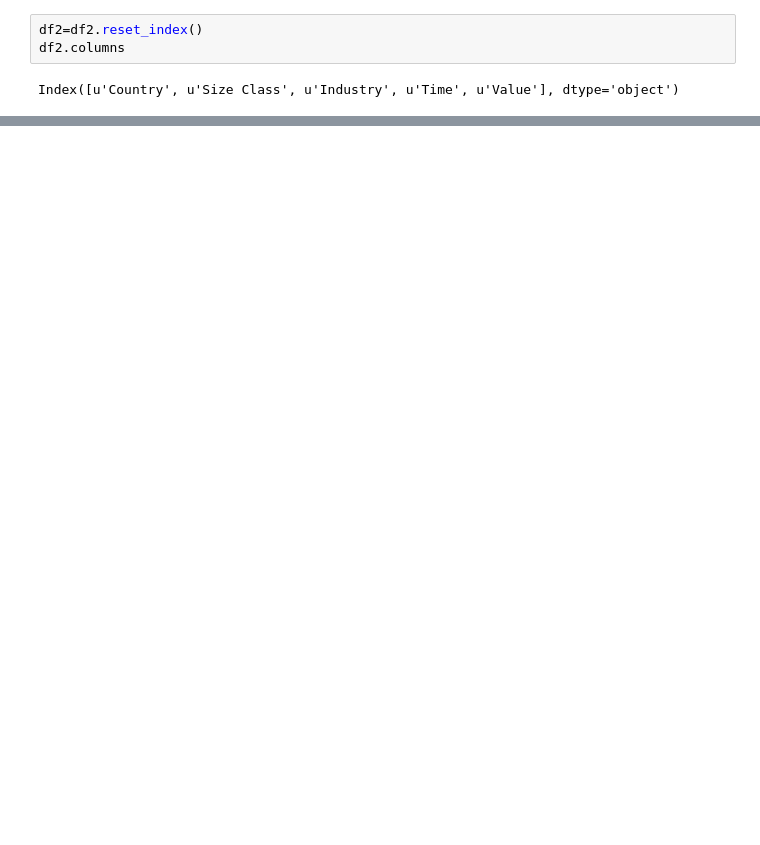
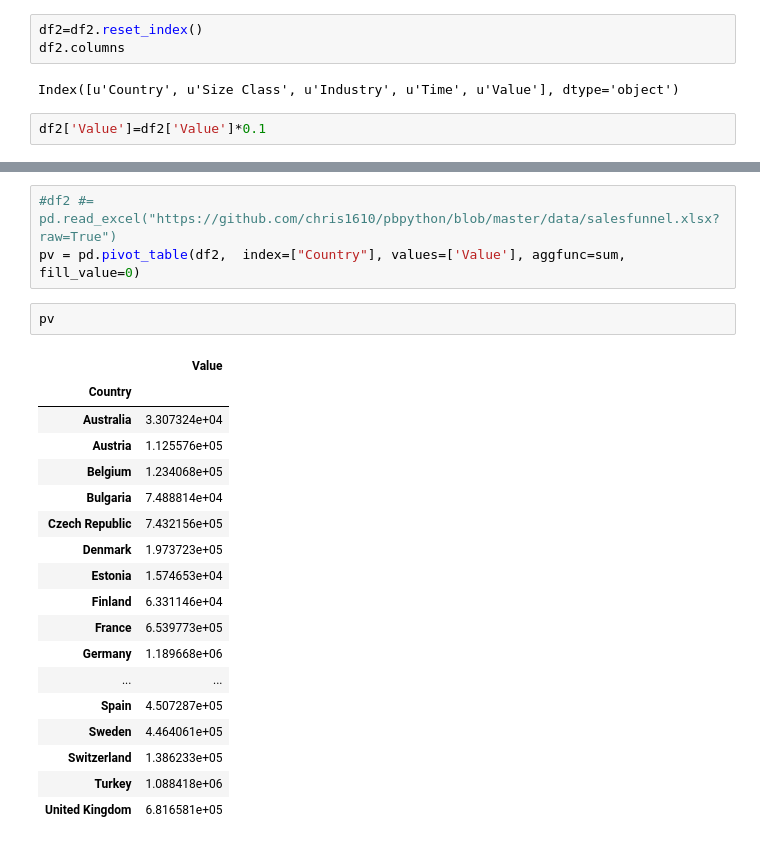
Before and after one commit to ixn872/Market-Analysis, a Jupyter notebook: MarketAnalysis.ipynb, the cells around one changed output, grey strips where cells are left out. Saved outputs shown, nothing was run; the diff lists cells and outputs as text; blank space fills up the shorter version.

```diff
--- a/MarketAnalysis.ipynb
+++ b/MarketAnalysis.ipynb
@@ -93,6 +101,8 @@ df2=df2.reset_index()
 df2.columns
 # %% [output]
 Index([u'Country', u'Size Class', u'Industry', u'Time', u'Value'], dtype='object')
+# %%
+df2['Value']=df2['Value']*0.1
 # %%
 def generate_table(dataframe, max_rows=10):
     return html.Table(
@@ -149,0 +174,24 @@ show_app(app)
+# %%
+#df2 #= pd.read_excel("https://github.com/chris1610/pbpython/blob/master/data/salesfunnel.xlsx?raw=True")
+pv = pd.pivot_table(df2,  index=["Country"], values=['Value'], aggfunc=sum, fill_value=0)
+# %%
+pv
+# %% [output]
+|  | Value |
+| Country |  |
+| Australia | 3.307324e+04 |
+| Austria | 1.125576e+05 |
+| Belgium | 1.234068e+05 |
+| Bulgaria | 7.488814e+04 |
+| Czech Republic | 7.432156e+05 |
+| Denmark | 1.973723e+05 |
+| Estonia | 1.574653e+04 |
+| Finland | 6.331146e+04 |
+| France | 6.539773e+05 |
+| Germany | 1.189668e+06 |
+| ... | ... |
+| Spain | 4.507287e+05 |
+| Sweden | 4.464061e+05 |
+| Switzerland | 1.386233e+05 |
+| Turkey | 1.088418e+06 |
+| United Kingdom | 6.816581e+05 |
```
Also changed, not shown: parts of 9 cells of this notebook.
